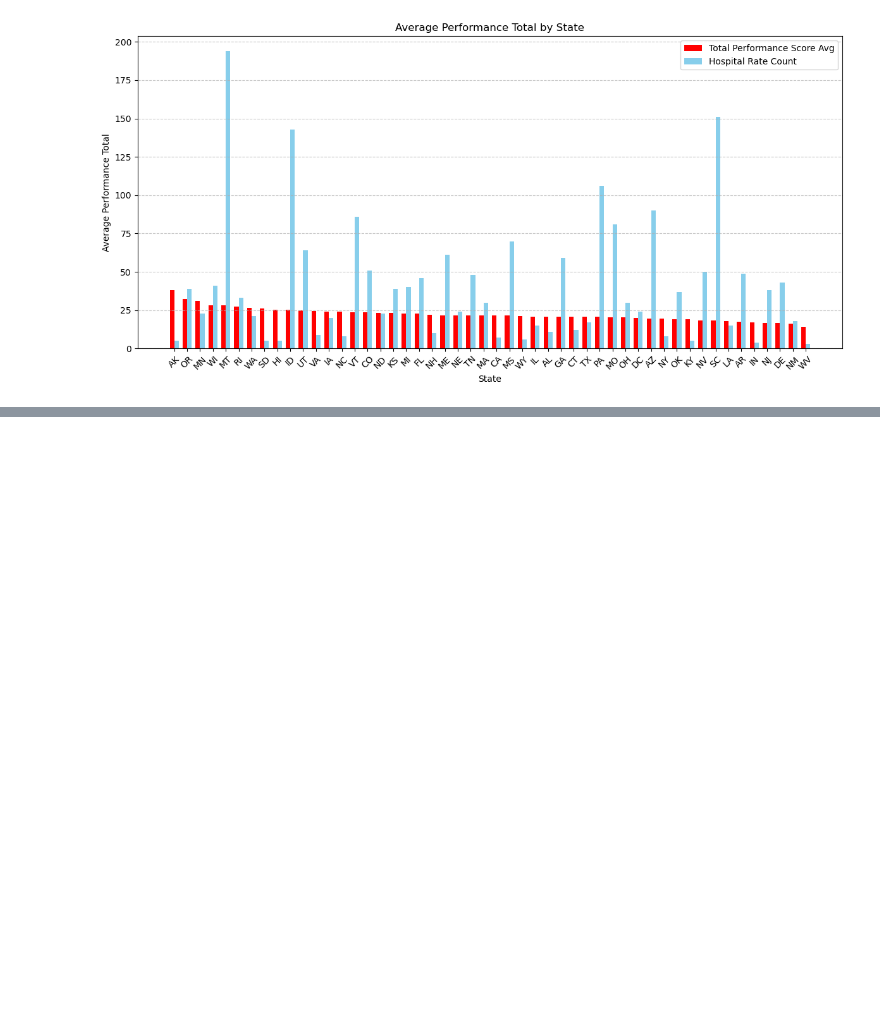
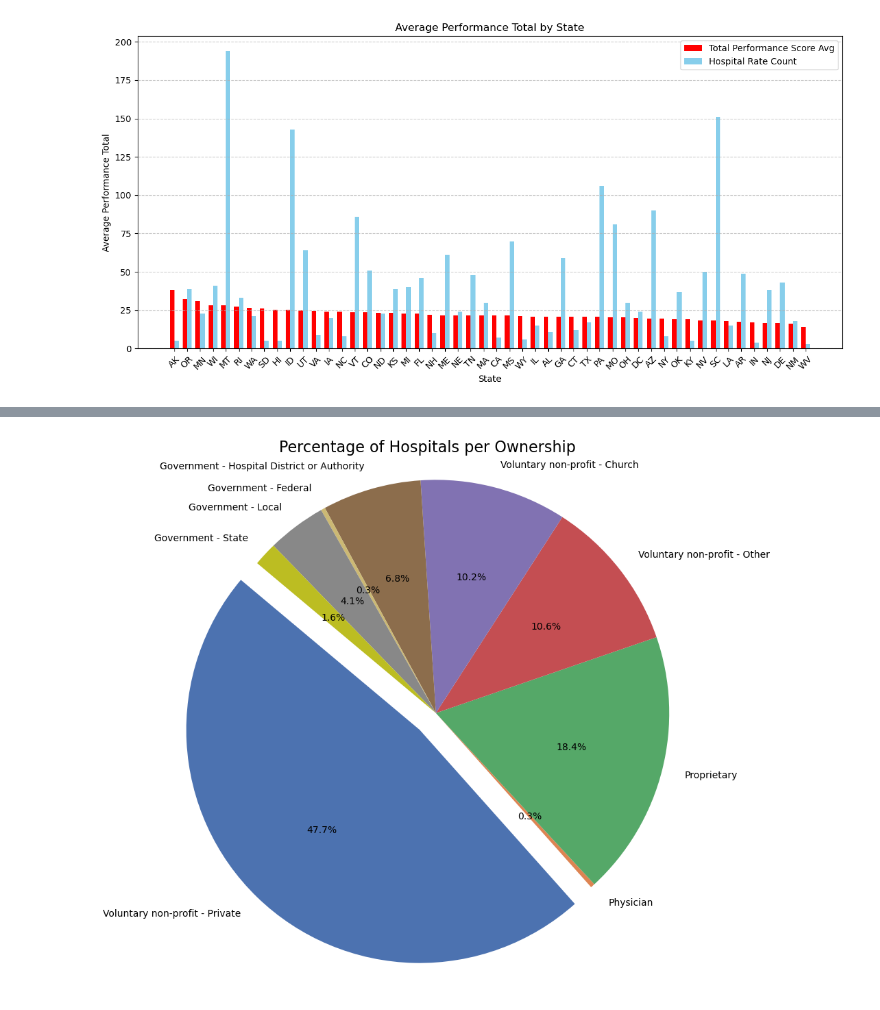
Before and after one commit to ElizabethVandergrift/Hospital_Metrics_Analysis, a Jupyter notebook: Project-1.ipynb, the cells around one changed output, grey strips where cells are left out. Drawn from its saved outputs; the diff is of its cells as text; code cells hidden in the pictures; blank space fills up the shorter version.

```diff
--- a/Project-1.ipynb
+++ b/Project-1.ipynb
@@ -301,0 +460,31 @@ plt.show()
+# %%
+# Sample data
+data = {'Hospital Ownership':['Voluntary non-profit - Private', 'Physician','Proprietary', 'Voluntary non-profit - Other',
+                         'Voluntary non-profit - Church','Government - Hospital District or Authority','Government - Federal','Government - Local','Government - State'],
+        'Values':[962, 6, 371, 214, 205, 138, 6, 82, 33]}
+
+hospital_df = pd.DataFrame(data)
+
+# Calculate percentage of hospitals per type
+total_hospitals = hospital_df['Values'].sum()
+hospital_df['Percentage'] = (hospital_df['Values'] / total_hospitals) * 100
+
+# Explode settings
+explode = (0.1, 0, 0, 0, 0, 0, 0, 0, 0)  # explode the first slice
+
+# Custom colors
+colors = ['#4c72b0', '#dd8452', '#55a868', '#c44e52', '#8172b2', '#8c6d4c', '#ccb974', '#888888', '#bcbd22']
+
+# Plot
+plt.figure(figsize=(10, 10))  # Adjust figure size
+plt.pie(hospital_df['Percentage'], labels=hospital_df['Hospital Ownership'], autopct='%1.1f%%', explode=explode, startangle=140, shadow=False, colors=colors)
+plt.title('Percentage of Hospitals per Ownership', fontsize=16)  # Adjust title font size
+plt.axis('equal')  # Equal aspect ratio ensures that pie is drawn as a circle.
+
+# Adjusting font size and label rotation
+plt.xticks(fontsize=10, rotation=75)
+plt.yticks(fontsize=10)
+
+plt.show()
+# %% [output]
+[figure, added]
```
Also changed, not shown: parts of 28 cells of this notebook, 2 other files.
